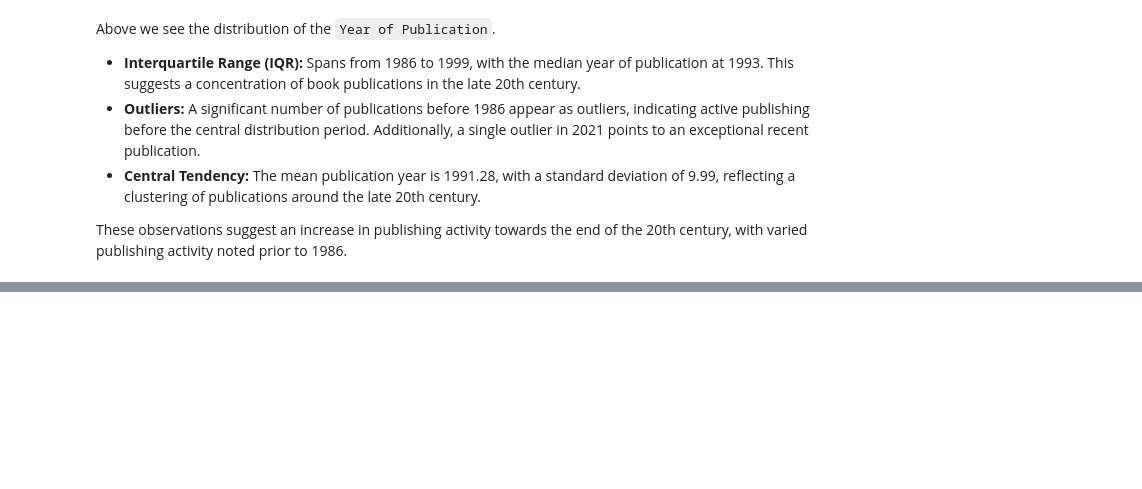
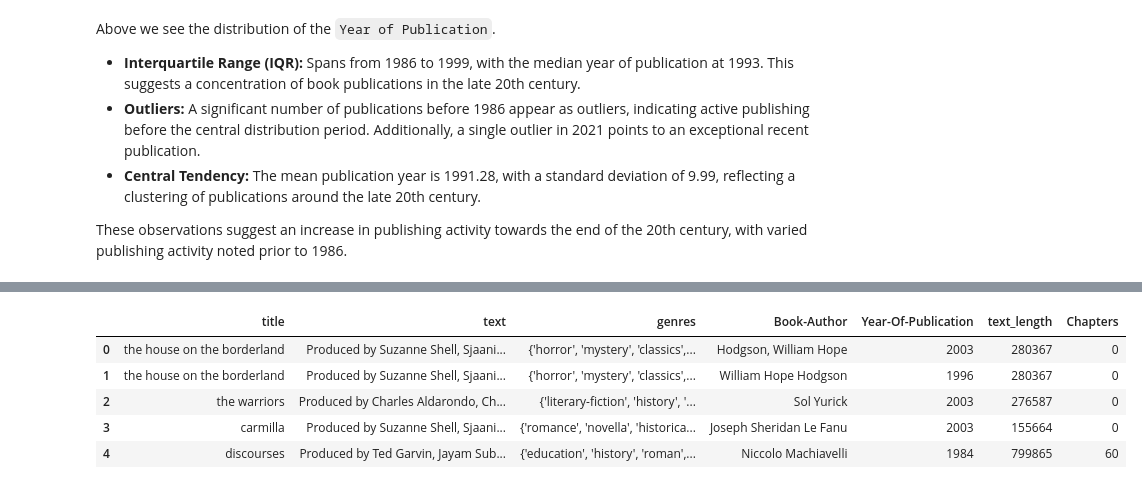
Before and after one commit to CSergiy/StoryDigest, a Jupyter notebook: EDA_Visuals.ipynb, the cells around one changed output, grey strips where cells are left out. Saved outputs shown, nothing was run; the diff lists cells and outputs as text; code cells hidden in the pictures; blank space fills up the shorter version.

```diff
--- a/EDA_Visuals.ipynb
+++ b/EDA_Visuals.ipynb
@@ -197,0 +278,9 @@ These observations suggest an increase in publishing activity towards the end of
+# %%
+novel_df.head()
+# %% [output]
+|  | title | text | genres | Book-Author | Year-Of-Publication | text_length | Chapters |
+| 0 | the house on the borderland | Produced by Suzanne Shell, Sjaani... | {'horror', 'mystery', 'classics',... | Hodgson, William Hope | 2003 | 280367 | 0 |
+| 1 | the house on the borderland | Produced by Suzanne Shell, Sjaani... | {'horror', 'mystery', 'classics',... | William Hope Hodgson | 1996 | 280367 | 0 |
+| 2 | the warriors | Produced by Charles Aldarondo, Ch... | {'literary-fiction', 'history', '... | Sol Yurick | 2003 | 276587 | 0 |
+| 3 | carmilla | Produced by Suzanne Shell, Sjaani... | {'romance', 'novella', 'historica... | Joseph Sheridan Le Fanu | 2003 | 155664 | 0 |
+| 4 | discourses | Produced by Ted Garvin, Jayam Sub... | {'education', 'history', 'roman',... | Niccolo Machiavelli | 1984 | 799865 | 60 |
```
Also changed, not shown: parts of 7 cells of this notebook.
